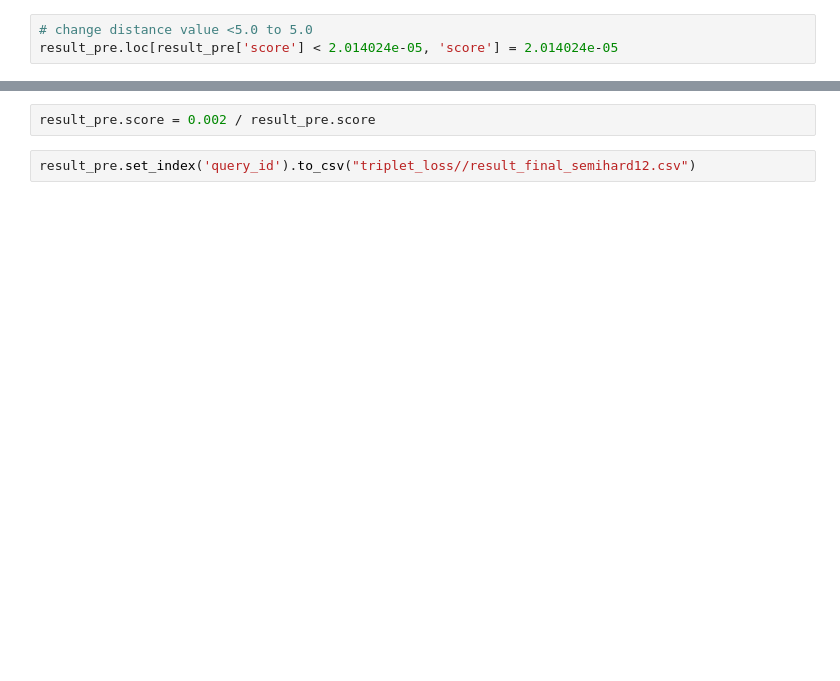
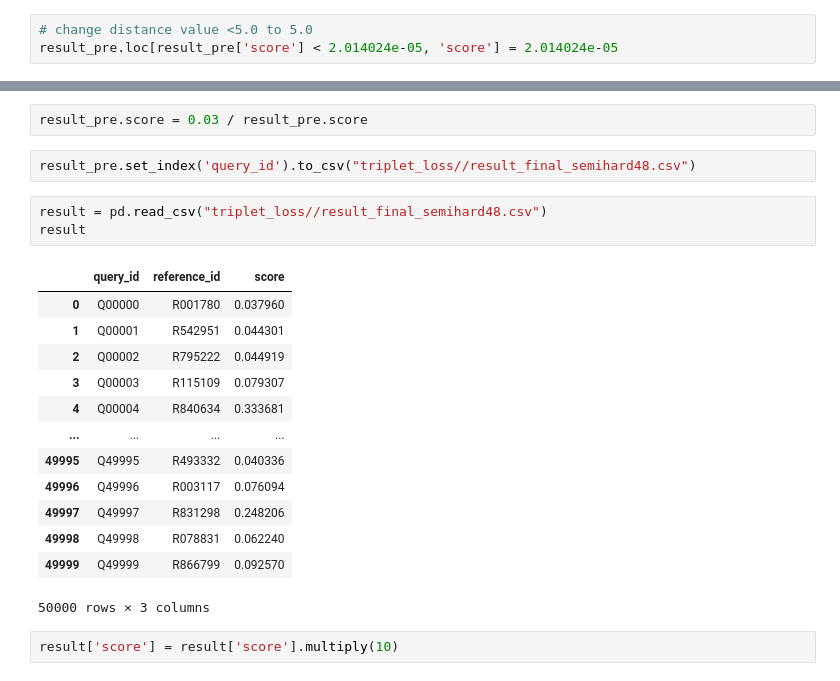
Before and after one commit to dudongtai2002/FB_image_matching_competition, a Jupyter notebook: generate_distance.ipynb, the cells around one changed output, grey strips where cells are left out. Drawn from its saved outputs; the diff is of its cells as text; blank space fills up the shorter version.

```diff
--- a/generate_distance.ipynb
+++ b/generate_distance.ipynb
@@ -144,4 +161,23 @@ result_pre.groupby('score').count().head(20)
 # %%
-result_pre.score = 0.002 / result_pre.score
+result_pre.score = 0.03 / result_pre.score
 # %%
-result_pre.set_index('query_id').to_csv("triplet_loss//result_final_semihard12.csv")
+result_pre.set_index('query_id').to_csv("triplet_loss//result_final_semihard48.csv")
+# %%
+result = pd.read_csv("triplet_loss//result_final_semihard48.csv")
+result
+# %% [output]
+|  | query_id | reference_id | score |
+| 0 | Q00000 | R001780 | 0.037960 |
+| 1 | Q00001 | R542951 | 0.044301 |
+| 2 | Q00002 | R795222 | 0.044919 |
+| 3 | Q00003 | R115109 | 0.079307 |
+| 4 | Q00004 | R840634 | 0.333681 |
+| ... | ... | ... | ... |
+| 49995 | Q49995 | R493332 | 0.040336 |
+| 49996 | Q49996 | R003117 | 0.076094 |
+| 49997 | Q49997 | R831298 | 0.248206 |
+| 49998 | Q49998 | R078831 | 0.062240 |
+| 49999 | Q49999 | R866799 | 0.092570 |
+50000 rows × 3 columns
+# %%
+result['score'] = result['score'].multiply(10)
```
Also changed, not shown: parts of 9 cells of this notebook, 9 other files.
